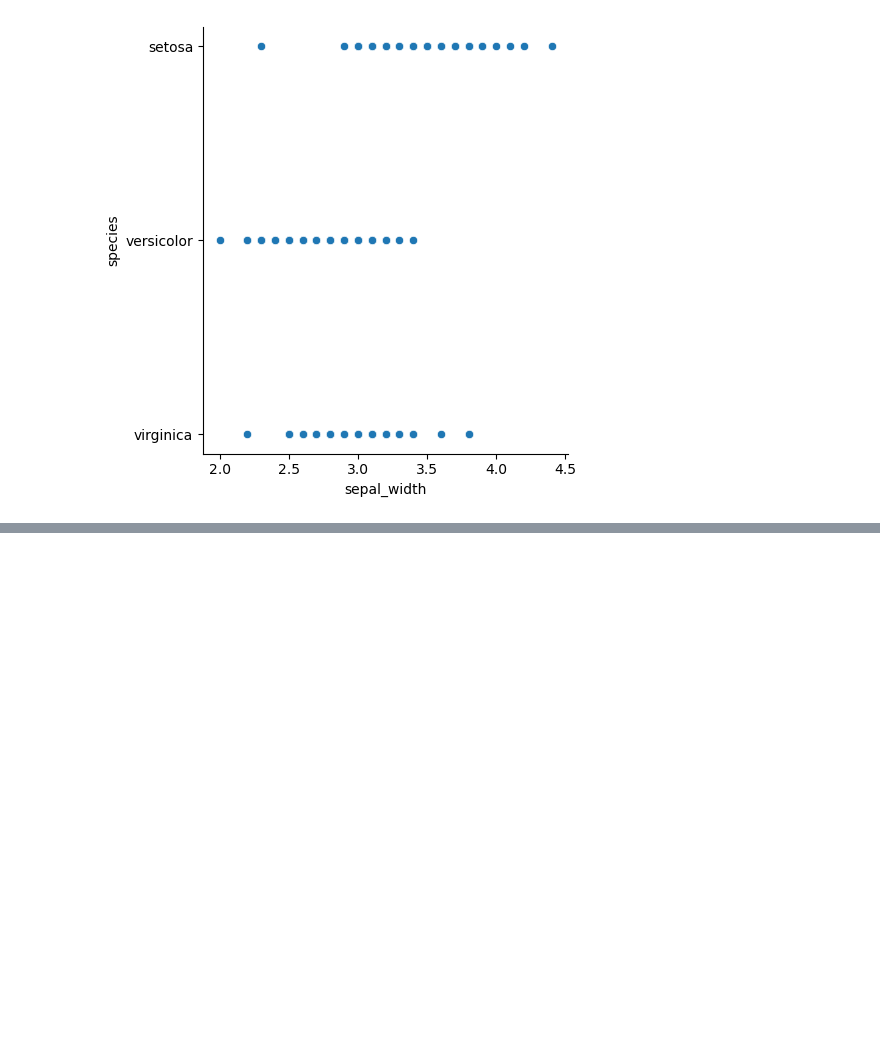
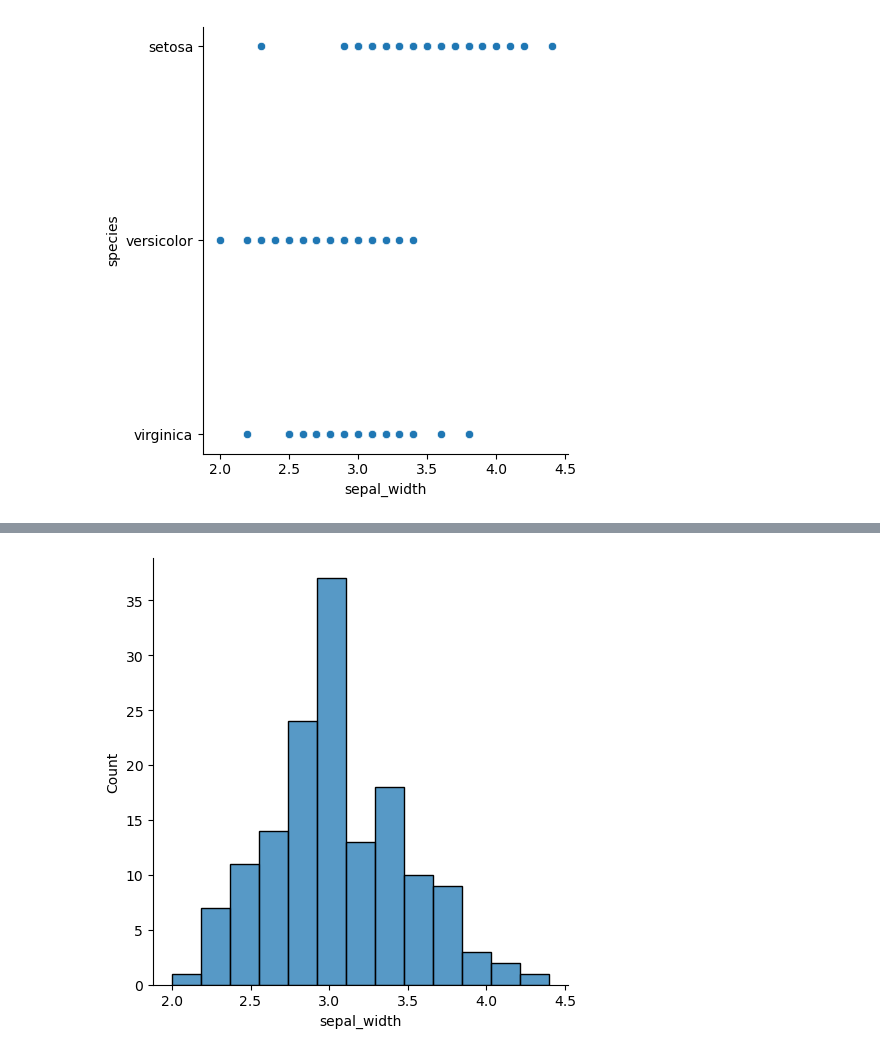
Before and after one commit to TurmaeUrsorum/belajar-piton, a Jupyter notebook: 21. Data Visualization Seaborn/seaborn.ipynb, the cells around one changed output, grey strips where cells are left out. Drawn from its saved outputs; the diff is of its cells as text; code cells hidden in the pictures; blank space fills up the shorter version.

```diff
--- a/21. Data Visualization Seaborn/seaborn.ipynb
+++ b/21. Data Visualization Seaborn/seaborn.ipynb
@@ -580,0 +777,10 @@ plt.show()
+# %%
+import seaborn as sns
+import matplotlib.pyplot as plt
+
+data = sns.load_dataset("iris")
+
+sns.displot(data["sepal_width"])
+plt.show()
+# %% [output]
+[figure, added]
```
Also changed, not shown: parts of 15 cells of this notebook.
